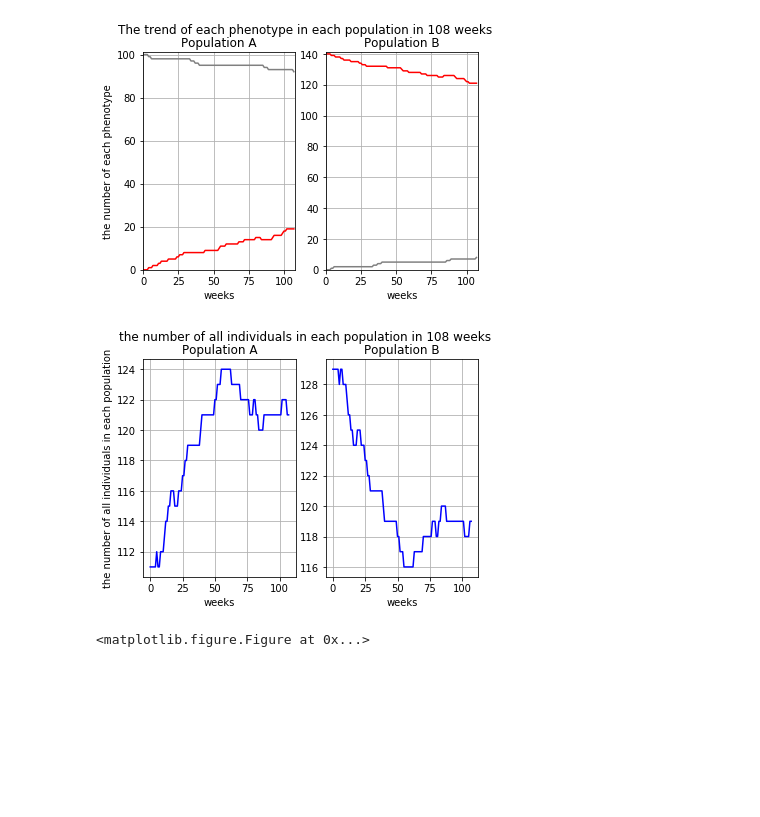
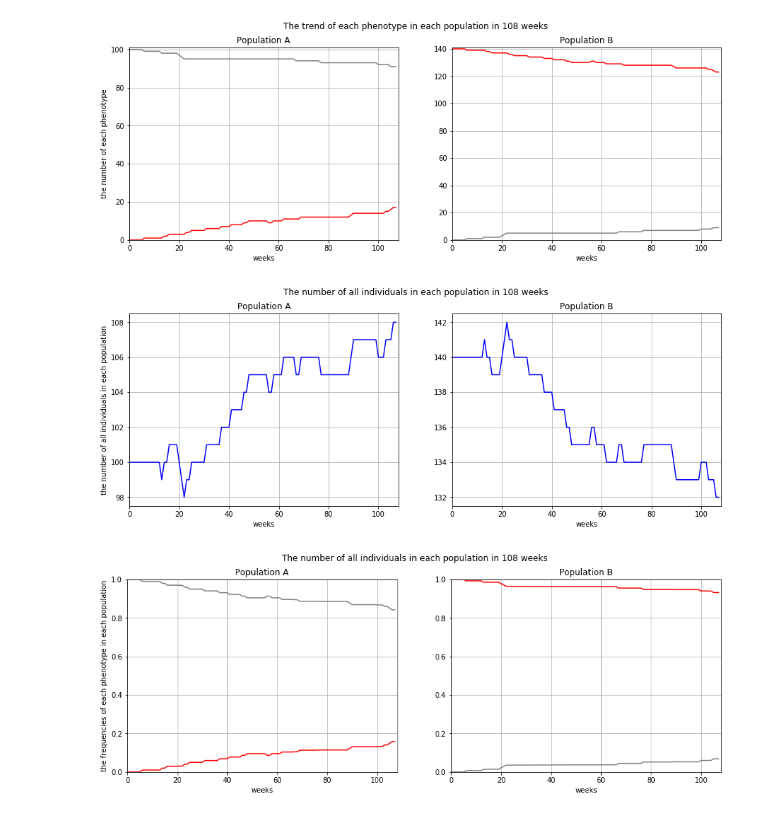
Before and after one commit to hh11123/Final-Project, a Jupyter notebook: Final.ipynb, the cells around one changed output. Saved outputs shown, nothing was run; the diff lists cells and outputs as text; code cells hidden in the pictures; blank space fills up the shorter version.

Commit message:
Update Final.ipynb
Add the plot of frequencies, change the size of plots.

```diff
--- a/Final.ipynb
+++ b/Final.ipynb
@@ -41,11 +39,6 @@ class population:
     def countPop(self):
         '''Count the number of individuals in each population'''
         return(len(self.popList))
-
-    def printFrequency(self):
-        """This custom function prints a text description of the frenquency of phenotypes"""
-
-        print("The frenquency of %s is %d/%d." % (self.colorpop, self.red, self.popSize))
 # %%
 movements=[['AA', 'AB'], ['BB', 'BA']]# A dispersal matrix for np.random.choice to move the individual With the probabilities
 # %%
@@ -141,13 +165,15 @@ def drew(weeks):
 # %%
+# the first simulation
 popSizeLA=100
 popSizeLB=140
 colorList=["red","gray"]
+
 A = landscape(popID='A',popSizeL=popSizeLA, prob=(0.9,0.1)) # For populationA, each individual have 0.9 probability to stay and 0.1 probalility to move out
 B = landscape(popID='B',popSizeL=popSizeLB,prob=(0.8,0.2)) # For populationB, each individual have 0.8 probability to stay and 0.2 probalility to move out
+landPopulation=[A,B]
 
-landPopulation=[A,B]
-drew(weeks=108)
+draw(weeks=108) # 2 years
 # %% [output]
-[figure, old version]
+[figure, new version]
-[figure, old version]
+[figure, new version]
-<matplotlib.figure.Figure at 0x...>
+[figure, added]
```
Also changed, not shown: parts of 3 cells of this notebook.
